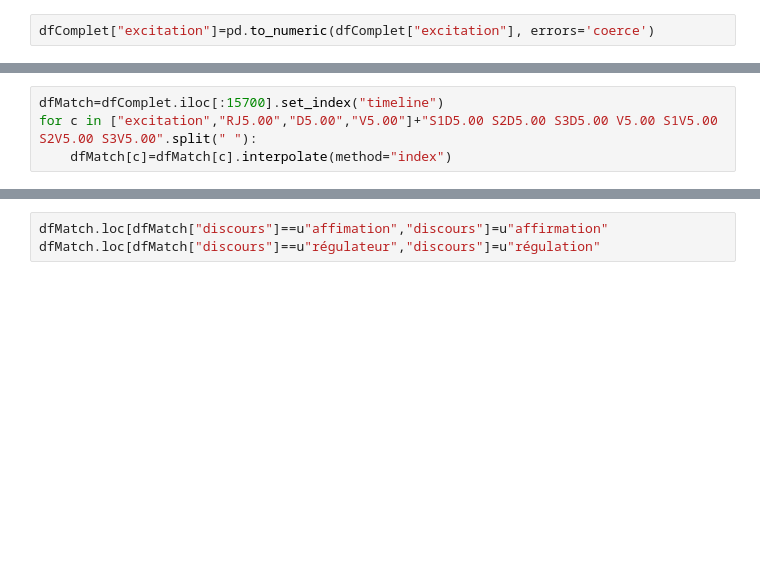
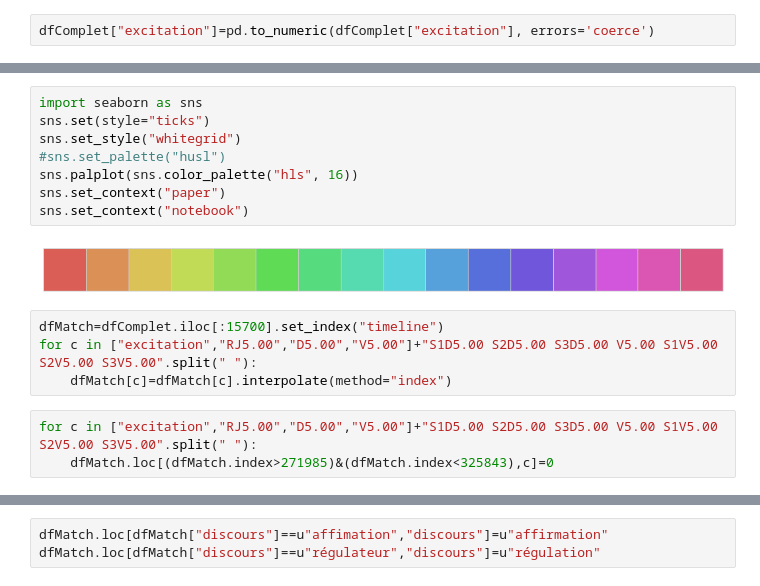
Before and after one commit to gboye/AMBK-SportsCom, a Jupyter notebook: Cerlico/Tableau-Cerlico.ipynb, the cells around one changed output, grey strips where cells are left out. Cells and saved outputs as stored; diff of their text form; blank space fills up the shorter version.

```diff
--- a/Cerlico/Tableau-Cerlico.ipynb
+++ b/Cerlico/Tableau-Cerlico.ipynb
@@ -775,4 +798,17 @@ sns.set()
+# %%
+import seaborn as sns
+sns.set(style="ticks")
+sns.set_style("whitegrid")
+#sns.set_palette("husl")
+sns.palplot(sns.color_palette("hls", 16))
+sns.set_context("paper")
+sns.set_context("notebook")
+# %% [output]
+[figure, added]
 # %%
 dfMatch=dfComplet.iloc[:15700].set_index("timeline")
 for c in ["excitation","RJ5.00","D5.00","V5.00"]+"S1D5.00 S2D5.00 S3D5.00 V5.00 S1V5.00 S2V5.00 S3V5.00".split(" "):
     dfMatch[c]=dfMatch[c].interpolate(method="index")
+# %%
+for c in ["excitation","RJ5.00","D5.00","V5.00"]+"S1D5.00 S2D5.00 S3D5.00 V5.00 S1V5.00 S2V5.00 S3V5.00".split(" "):
+    dfMatch.loc[(dfMatch.index>271985)&(dfMatch.index<325843),c]=0
```
Also changed, not shown: parts of 34 cells of this notebook, 10 other files.
